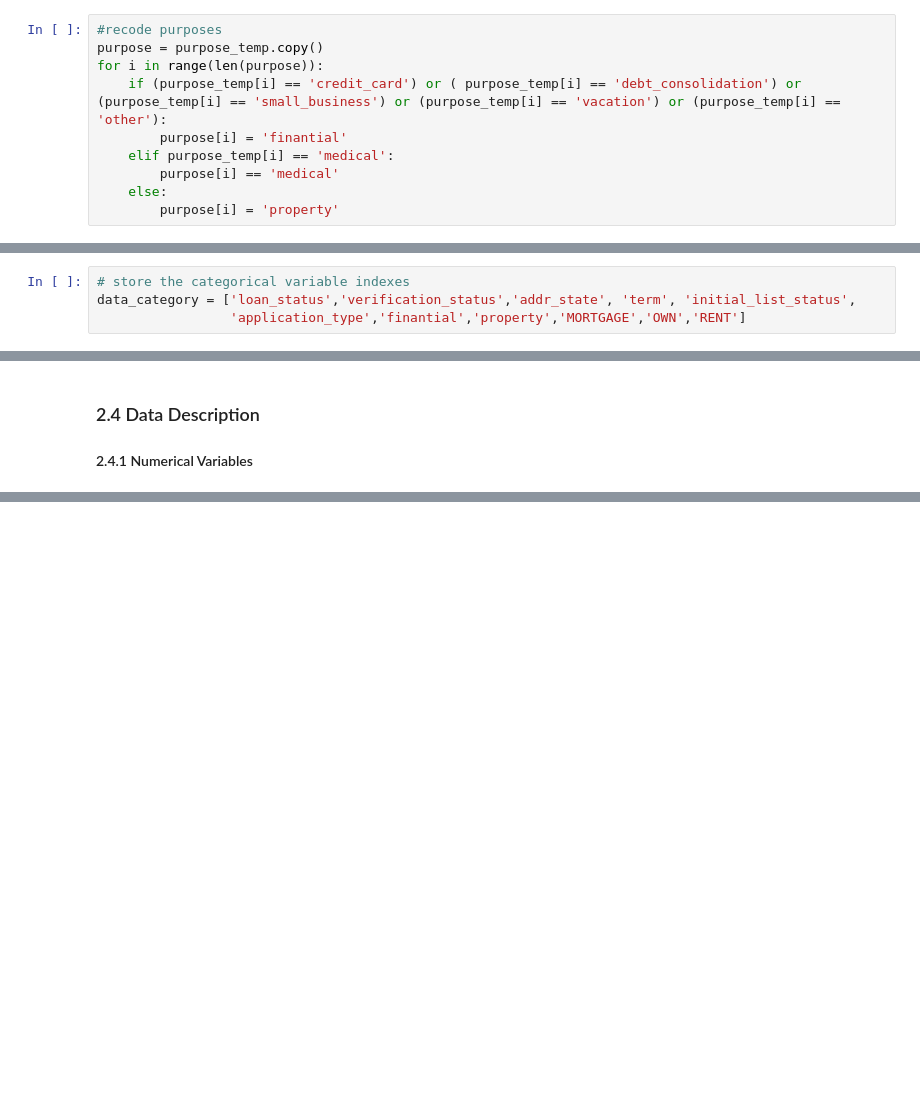
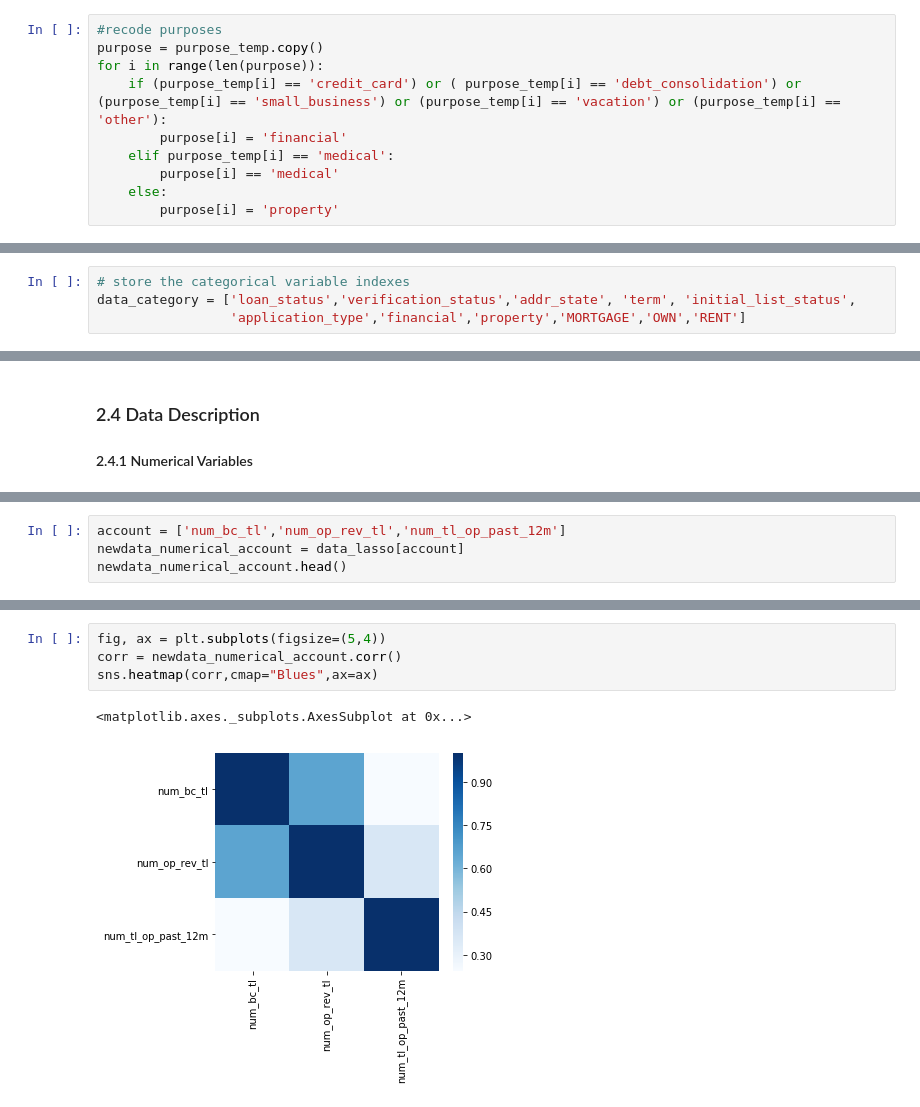
Before and after one commit to yuydu/STA-208-project, a Jupyter notebook: Variable Selection and Data description.ipynb, the cells around one changed output, grey strips where cells are left out. Cells and saved outputs as stored; diff of their text form; blank space fills up the shorter version.

```diff
--- a/Variable Selection and Data description.ipynb
+++ b/Variable Selection and Data description.ipynb
@@ -220,7 +220,7 @@ purpose_temp = data['purpose']
 purpose = purpose_temp.copy()
 for i in range(len(purpose)):
     if (purpose_temp[i] == 'credit_card') or ( purpose_temp[i] == 'debt_consolidation') or (purpose_temp[i] == 'small_business') or (purpose_temp[i] == 'vacation') or (purpose_temp[i] == 'other'):
-        purpose[i] = 'finantial'
+        purpose[i] = 'financial'
     elif purpose_temp[i] == 'medical':
         purpose[i] == 'medical'
     else:
@@ -311,7 +311,7 @@ data.head()
 # %%
 # store the categorical variable indexes
 data_category = ['loan_status','verification_status','addr_state', 'term', 'initial_list_status',
-                 'application_type','finantial','property','MORTGAGE','OWN','RENT']
+                 'application_type','financial','property','MORTGAGE','OWN','RENT']
 # %% [markdown]
 ### 2.3 Variable Selection (Group Lasso)
 
@@ -632,0 +534,4 @@ array([ 0.41728253,  0.22312659,  0.25035068, -0.13057753,  0.15544497,
+# %%
+account = ['num_bc_tl','num_op_rev_tl','num_tl_op_past_12m']
+newdata_numerical_account = data_lasso[account]
+newdata_numerical_account.head()
@@ -632,0 +545,7 @@ array([ 0.41728253,  0.22312659,  0.25035068, -0.13057753,  0.15544497,
+# %%
+fig, ax = plt.subplots(figsize=(5,4))
+corr = newdata_numerical_account.corr()
+sns.heatmap(corr,cmap="Blues",ax=ax)
+# %% [output]
+<matplotlib.axes._subplots.AxesSubplot at 0x...>
+[figure, added]
```
Also changed, not shown: parts of 45 cells of this notebook.
